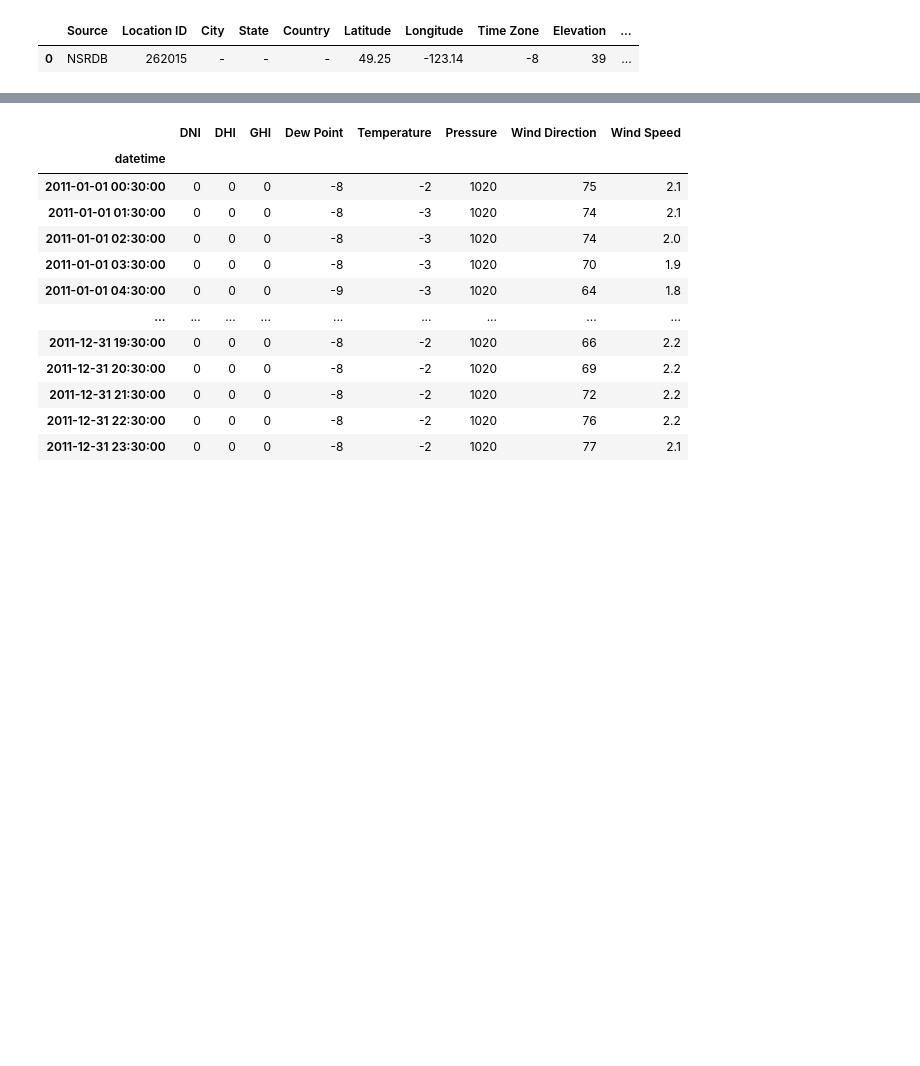
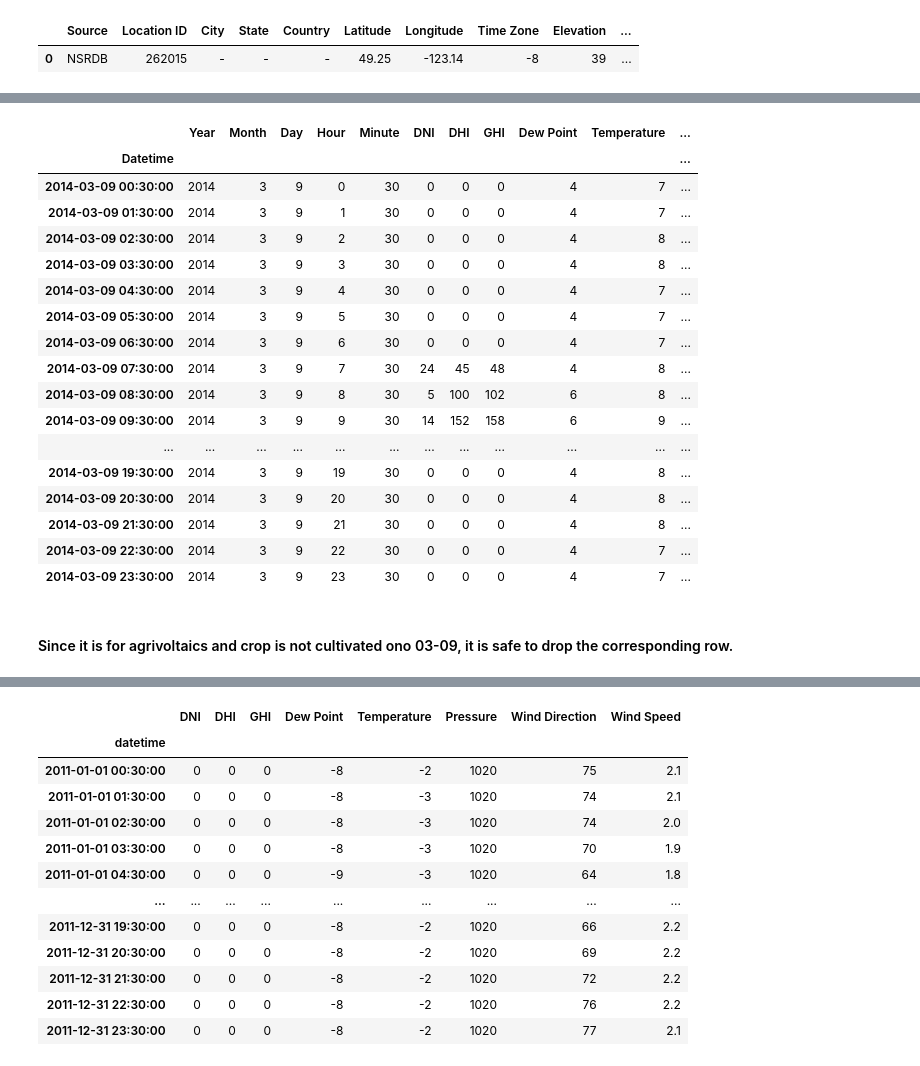
Before and after one commit to tadatoshi/agrivoltaics_supply_side_management, a Jupyter notebook: notebooks/exploratory_data_analysis/solar_resource_time_series.ipynb, the cells around one changed output, grey strips where cells are left out. Drawn from its saved outputs; the diff is of its cells as text; code cells hidden in the pictures; blank space fills up the shorter version.

Commit message:
On the way of cleaning up Jupyter notebook for exploratory data analysis of solar resource. Kept for a record of which row raised exception when tz_localize.

```diff
--- a/notebooks/exploratory_data_analysis/solar_resource_time_series.ipynb
+++ b/notebooks/exploratory_data_analysis/solar_resource_time_series.ipynb
@@ -54,4 +39,2 @@ Length: 8760, dtype: datetime64[ns]
 # %%
-vancouver_data['datetime'] = pd.to_datetime(vancouver_data[['Year', 'Month', 'Day', 'Hour', 'Minute']])
+vancouver_data['Datetime'] = pd.to_datetime(vancouver_data[['Year', 'Month', 'Day', 'Hour', 'Minute']])
-# %%
-vancouver_data.set_index('datetime', inplace=True)
@@ -57,0 +57,2 @@ vancouver_data.set_index('datetime', inplace=True)
+# %%
+vancouver_data.set_index('Datetime', inplace=True)
@@ -57,0 +76,2 @@ vancouver_data.set_index('datetime', inplace=True)
+# %%
+vancouver_data.index = vancouver_data.index.tz_localize('Canada/Pacific')
@@ -57,0 +80,23 @@ vancouver_data.set_index('datetime', inplace=True)
+# %%
+vancouver_data.loc['2014-03-09']
+# %% [output]
+|  | Year | Month | Day | Hour | Minute | DNI | DHI | GHI | Dew Point | Temperature | ... |
+| Datetime |  |  |  |  |  |  |  |  |  |  | ... |
+| 2014-03-09 00:30:00 | 2014 | 3 | 9 | 0 | 30 | 0 | 0 | 0 | 4 | 7 | ... |
+| 2014-03-09 01:30:00 | 2014 | 3 | 9 | 1 | 30 | 0 | 0 | 0 | 4 | 7 | ... |
+| 2014-03-09 02:30:00 | 2014 | 3 | 9 | 2 | 30 | 0 | 0 | 0 | 4 | 8 | ... |
+| 2014-03-09 03:30:00 | 2014 | 3 | 9 | 3 | 30 | 0 | 0 | 0 | 4 | 8 | ... |
+| 2014-03-09 04:30:00 | 2014 | 3 | 9 | 4 | 30 | 0 | 0 | 0 | 4 | 7 | ... |
+| 2014-03-09 05:30:00 | 2014 | 3 | 9 | 5 | 30 | 0 | 0 | 0 | 4 | 7 | ... |
+| 2014-03-09 06:30:00 | 2014 | 3 | 9 | 6 | 30 | 0 | 0 | 0 | 4 | 7 | ... |
+| 2014-03-09 07:30:00 | 2014 | 3 | 9 | 7 | 30 | 24 | 45 | 48 | 4 | 8 | ... |
+| 2014-03-09 08:30:00 | 2014 | 3 | 9 | 8 | 30 | 5 | 100 | 102 | 6 | 8 | ... |
+| 2014-03-09 09:30:00 | 2014 | 3 | 9 | 9 | 30 | 14 | 152 | 158 | 6 | 9 | ... |
+| ... | ... | ... | ... | ... | ... | ... | ... | ... | ... | ... | ... |
+| 2014-03-09 19:30:00 | 2014 | 3 | 9 | 19 | 30 | 0 | 0 | 0 | 4 | 8 | ... |
+| 2014-03-09 20:30:00 | 2014 | 3 | 9 | 20 | 30 | 0 | 0 | 0 | 4 | 8 | ... |
+| 2014-03-09 21:30:00 | 2014 | 3 | 9 | 21 | 30 | 0 | 0 | 0 | 4 | 8 | ... |
+| 2014-03-09 22:30:00 | 2014 | 3 | 9 | 22 | 30 | 0 | 0 | 0 | 4 | 7 | ... |
+| 2014-03-09 23:30:00 | 2014 | 3 | 9 | 23 | 30 | 0 | 0 | 0 | 4 | 7 | ... |
+# %% [markdown]
+#### Since it is for agrivoltaics and crop is not cultivated ono 03-09, it is safe to drop the corresponding row.
```
Also changed, not shown: parts of 9 cells of this notebook.
